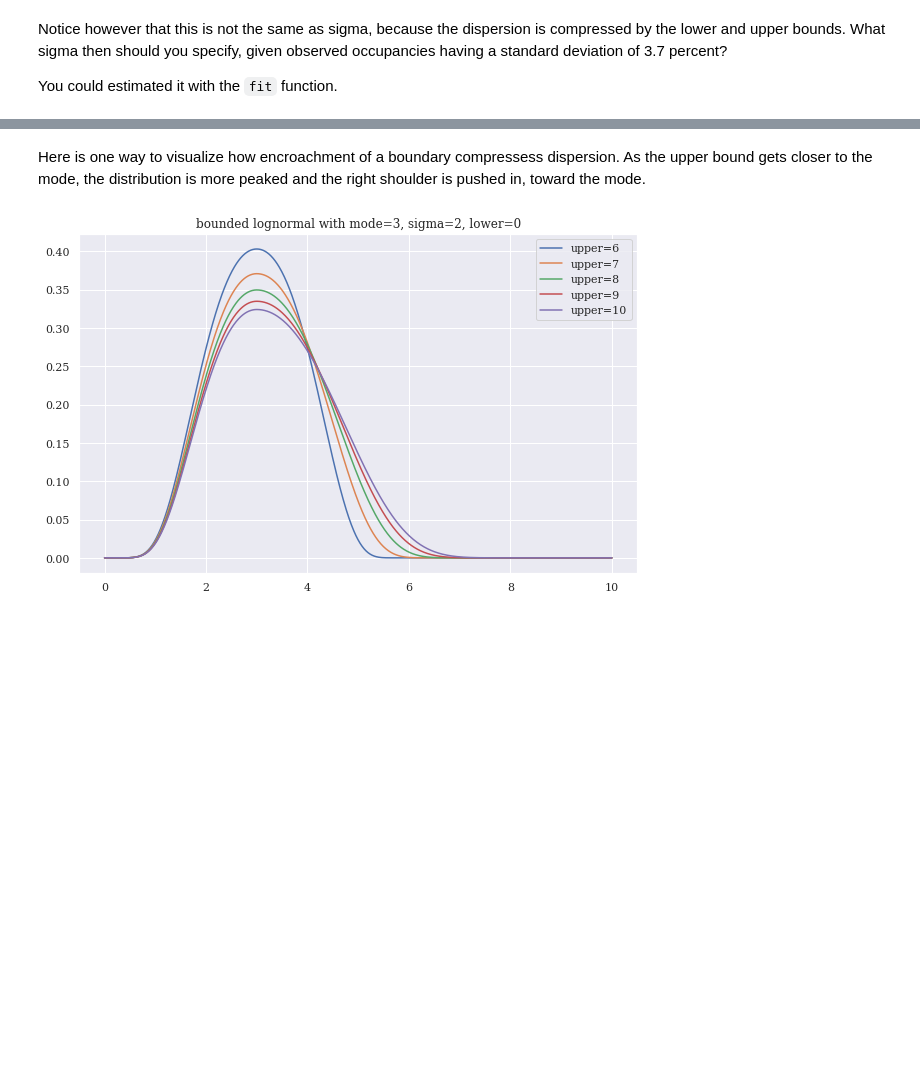
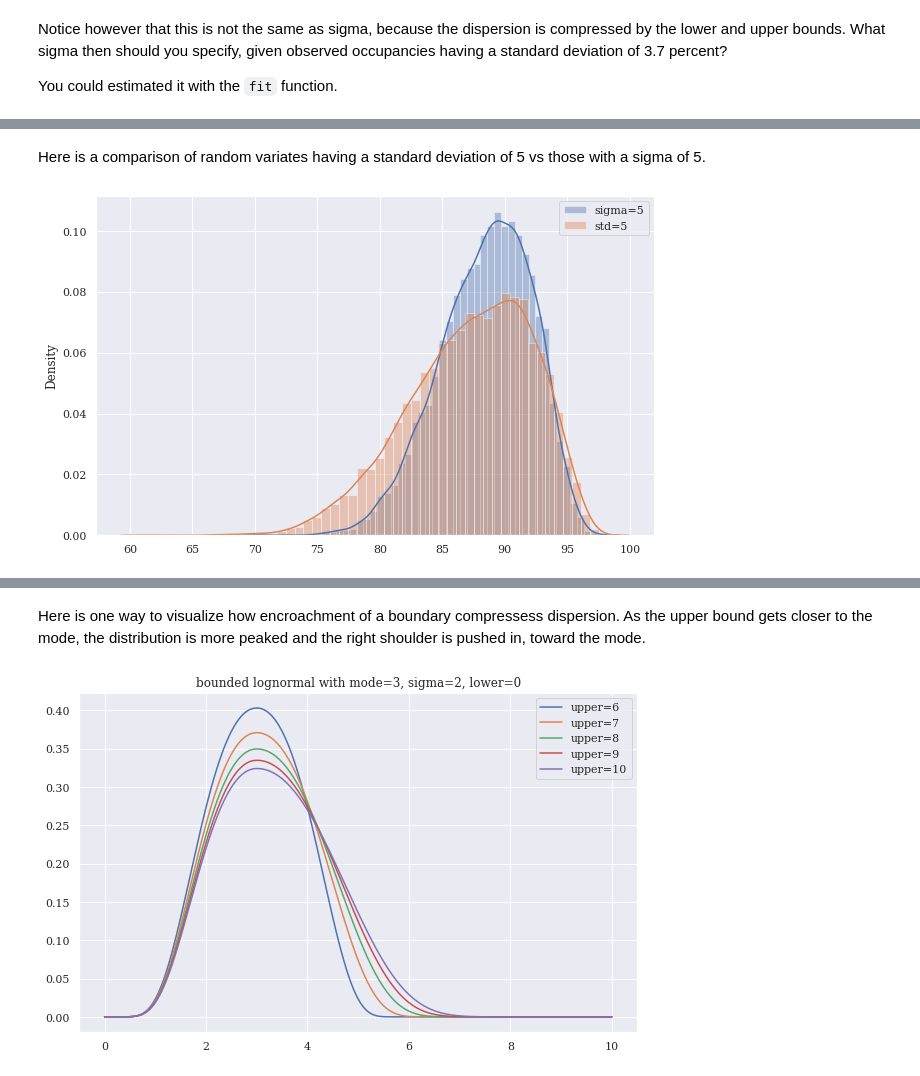
Before and after one commit to tedteske/bounded_lognorm, a Jupyter notebook: bounded_lognorm.ipynb, the cells around one changed output, grey strips where cells are left out. Saved outputs shown, nothing was run; the diff lists cells and outputs as text; code cells hidden in the pictures; blank space fills up the shorter version.

```diff
--- a/bounded_lognorm.ipynb
+++ b/bounded_lognorm.ipynb
@@ -1481,11 +1480,0 @@ You could also use linear interpolation to invert the `std` function.
-# %%
-def sigma_from_std(mode, stdev, lower, upper, z=2, n=100):
-    sigmas = np.linspace(stdev, stdev * z, n, endpoint=True)
-    stdevs = []
-    for sigma in sigmas:
-        stdev_ = bounded_lognorm.std(mode, sigma, lower, upper)[0]
-        stdevs.append(stdev_)
-    return interp1d(stdevs, sigmas, axis=0)(stdev)
-
-sigma_estd =  sigma_from_std(90, 3.7, 0, 100)
-sigma_estd
@@ -1497,0 +1571,11 @@ array([3.70000649])
+# %% [markdown]
+Here is a comparison of random variates having a standard deviation of 5 vs those with a sigma of 5.
+# %%
+rvs_1 = bounded_lognorm.rvs(*occs_params, size=10000)
+rvs_2 = rvs_from_std(*occs_params, size=10000)
+sns.distplot(rvs_1, norm_hist=True, label='sigma=' + str(occs_params[1]))
+sns.distplot(rvs_2, norm_hist=True, label='std=' + str(occs_params[1]))
+plt.legend()
+plt.show()
+# %% [output]
+[figure, added]
```
Also changed, not shown: parts of 59 cells of this notebook.
